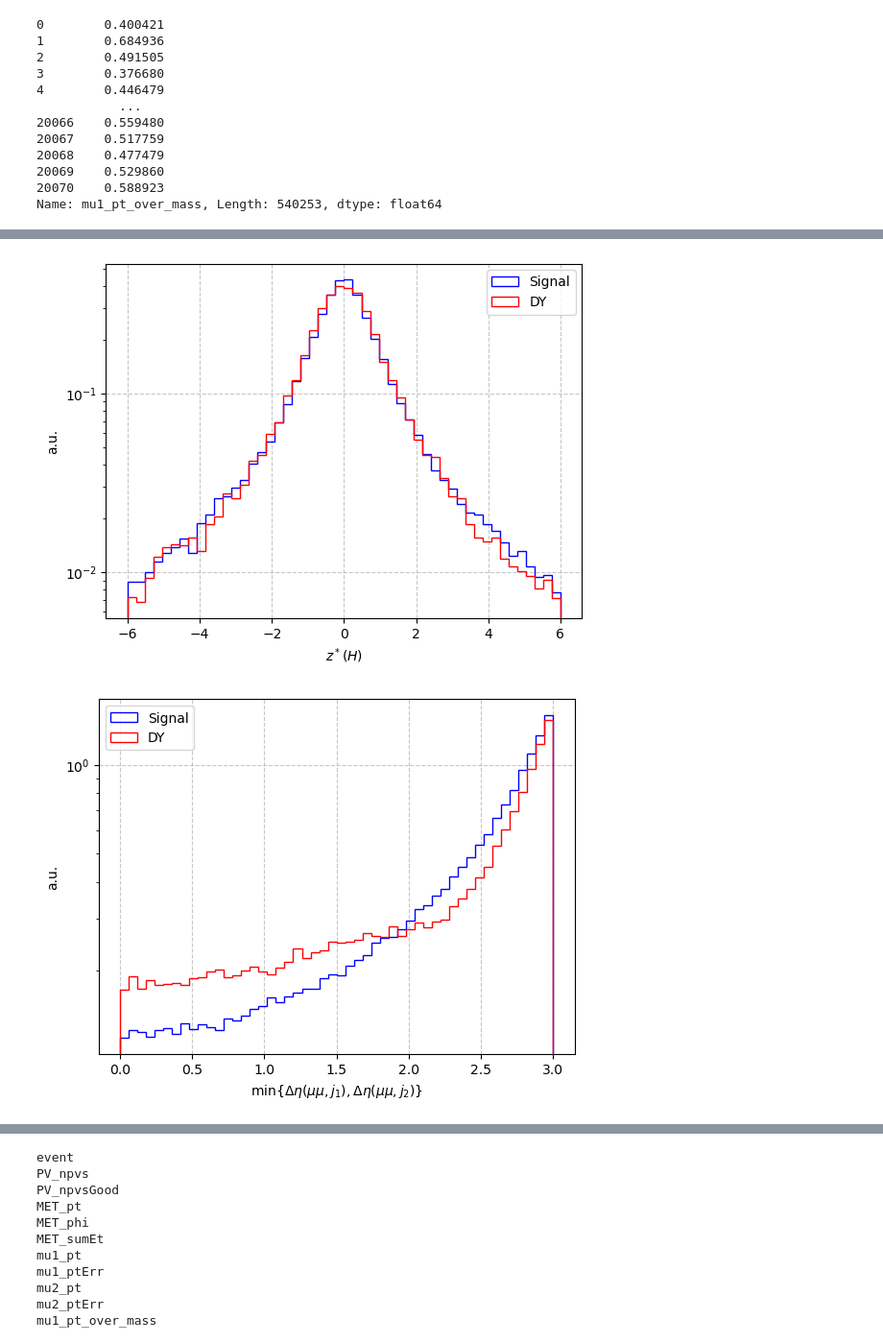
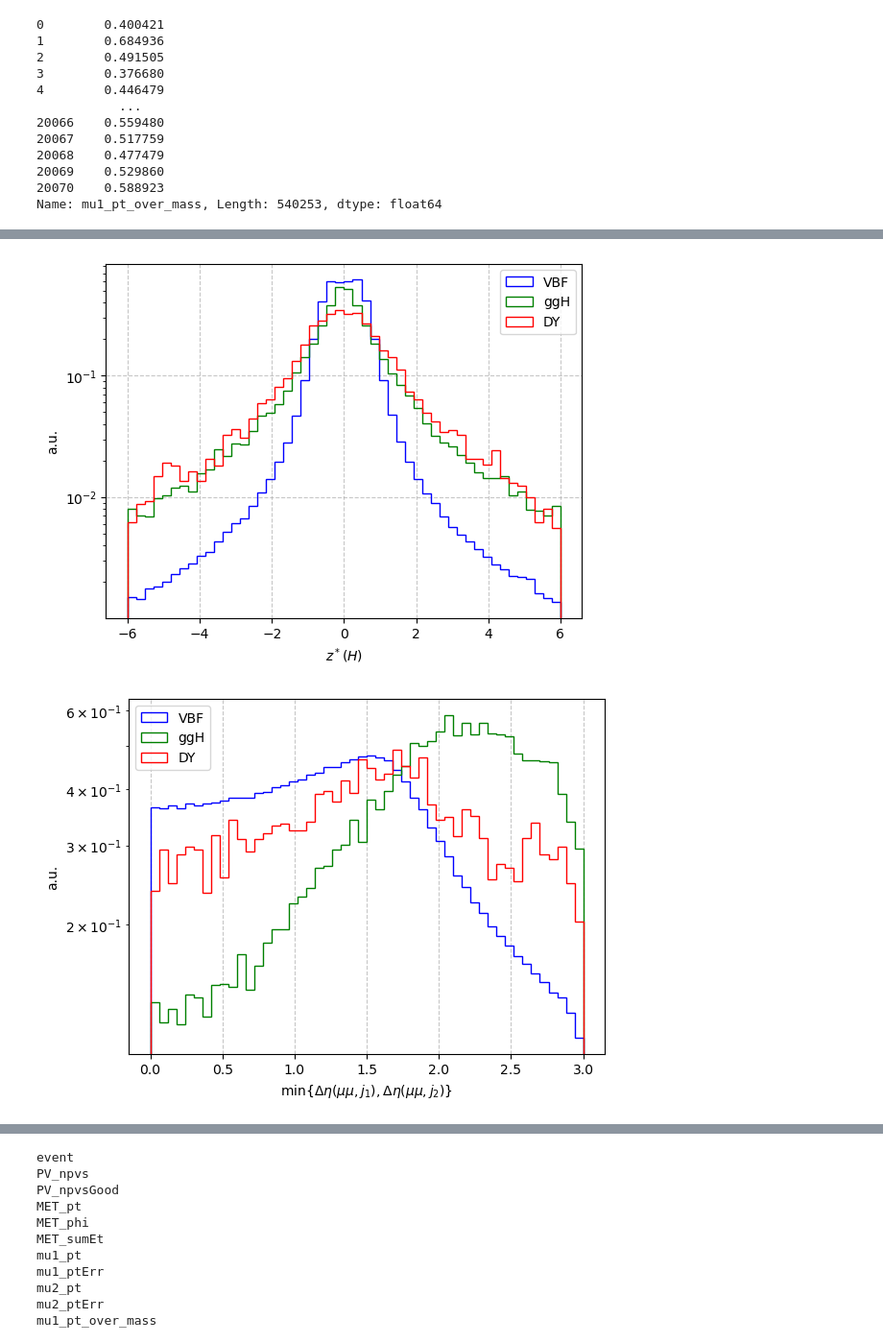
Before and after one commit to Shinnkuro/Transformer_multi-classifier, a Jupyter notebook: plot_0.ipynb, the cells around one changed output, grey strips where cells are left out. Shown at 96% size. Drawn from its saved outputs; the diff is of its cells as text; code cells hidden in the pictures.

Commit message:
edited the plot_0, added the VBF plots,and added mask feature.

```diff
--- a/plot_0.ipynb
+++ b/plot_0.ipynb
@@ -10,2 +10,15 @@ print(os.path.exists("/depot/cms/users/hu1027/hmm/copperheadV1clean/test_sep2025
 # %% [output]
 True
+# %%
+path = [
+    "/depot/cms/hu1027/hmm_ntuples/skimmed_for_dnn_AK8jets/merged/2018/dy_M-100To200_MiNNLO_merged.parquet",
+    "/depot/cms/hu1027/hmm_ntuples/skimmed_for_dnn_AK8jets/merged/2018/dy_M-50_MiNNLO_merged.parquet",
+]
+
+path_af = "/depot/cms/hu1027/hmm_ntuples/skimmed_for_dnn_AK8jets/merged/2018/dy_VBF_filter_merged.parquet"
+
+path_bf = "/depot/cms/hu1027/hmm_ntuples/skimmed_for_dnn_AK8jets/merged/2018/ggh_powhegPS_merged.parquet"
+
+df_af = dd.read_parquet(path_af)
+df_bf = dd.read_parquet(path_bf)
+df = dd.read_parquet(path)
@@ -23,12 +57,12 @@ path =[
 # %%
-path_af = "/depot/cms/users/hu1027/hmm/copperheadV1clean/test_sep2025/stage1_output/2018/f1_0/ggh_powhegPS/0/part*.parquet"
-path = "/depot/cms/users/hu1027/hmm/copperheadV1clean/test1_original_sep2025/stage1_output/2018/f1_0/ggh_powhegPS/0/part*.parquet"
+# path_af = "/depot/cms/users/hu1027/hmm/copperheadV1clean/test_sep2025/stage1_output/2018/f1_0/ggh_powhegPS/0/part*.parquet"
+# path = "/depot/cms/users/hu1027/hmm/copperheadV1clean/test1_original_sep2025/stage1_output/2018/f1_0/ggh_powhegPS/0/part*.parquet"
 # %%
-path_af = "/depot/cms/users/hu1027/hmm/copperheadV1clean/test_sep2025/ggH_category_in_h-peak/ggh_powhegPS/0/part*.parquet"
-path = [
-    # "/depot/cms/users/hu1027/hmm/copperheadV1clean/test_sep2025/stage1_output/2018/f1_0/dy_M-50/0/part*.parquet",
-    "/depot/cms/users/hu1027/hmm/copperheadV1clean/test_sep2025/ggH_category_in_h-peak/dy_M-50_MiNNLO/0/part*.parquet",
-    "/depot/cms/users/hu1027/hmm/copperheadV1clean/test_sep2025/ggH_category_in_h-peak/dy_M-100To200_MiNNLO/0/part*.parquet",
-]
+# path_af = "/depot/cms/users/hu1027/hmm/copperheadV1clean/test_sep2025/ggH_category_in_h-peak/ggh_powhegPS/0/part*.parquet"
+# path = [
+#     # "/depot/cms/users/hu1027/hmm/copperheadV1clean/test_sep2025/stage1_output/2018/f1_0/dy_M-50/0/part*.parquet",
+#     "/depot/cms/users/hu1027/hmm/copperheadV1clean/test_sep2025/ggH_category_in_h-peak/dy_M-50_MiNNLO/0/part*.parquet",
+#     "/depot/cms/users/hu1027/hmm/copperheadV1clean/test_sep2025/ggH_category_in_h-peak/dy_M-100To200_MiNNLO/0/part*.parquet",
+# ]
 # %%
 df_af = dd.read_parquet(path_af)
@@ -143,4 +192,8 @@ dimuon_ebe_mass_res_rel = df["dimuon_ebe_mass_res_rel"].compute()
 
 dimuon_ebe_mass_res_af = df_af["dimuon_ebe_mass_res"].compute()
 dimuon_ebe_mass_res = df["dimuon_ebe_mass_res"].compute()
+# %%
+mask = (jet1_pt_nominal > 60) & (jet2_pt_nominal > 40)
+mask_af = (jet1_pt_nominal_af > 60) & (jet2_pt_nominal_af > 40)
+mask_bf = (jet1_pt_nominal_bf > 60) & (jet2_pt_nominal_bf > 40)
 # %%
@@ -368,6 +513,11 @@ Name: jj_dPhi_nominal, Length: 322315, dtype: float32
 # %%
-plt.hist(zeppenfeld_nominal_af, bins=50, density=True, weights=wgt_af, range=(-6,6), histtype="step", color="blue", label="Signal")
-plt.hist(zeppenfeld_nominal, bins=50, density=True, weights=wgt, range=(-6,6), histtype="step", color="red",label="DY")
+zeppenfeld_nominal_af = df_af["zeppenfeld_nominal"].compute()
+zeppenfeld_nominal_bf = df_bf["zeppenfeld_nominal"].compute()
+zeppenfeld_nominal = df["zeppenfeld_nominal"].compute()
+
+plt.hist(zeppenfeld_nominal_af[mask_af], bins=50, density=True, range=(-6,6), histtype="step", color="blue", label="VBF")
+plt.hist(zeppenfeld_nominal_bf[mask_bf], bins=50, density=True, range=(-6,6), histtype="step", color="green", label="ggH")
+plt.hist(zeppenfeld_nominal[mask], bins=50, density=True,  range=(-6,6), histtype="step", color="red",label="DY")
 plt.xlabel(r"$z^*(H)$")
 plt.ylabel("a.u.")
 plt.legend()
@@ -376,17 +526,22 @@ plt.yscale("log")
 plt.grid(True, linestyle="--", alpha=0.7)
 plt.show()
 # %% [output]
-[figure, old version]
+[figure, new version]
 # %%
-plt.hist(mmj_min_dPhi_nominal_af, bins=50,density=True,  weights=wgt_af, range=(0,3), histtype="step", color="blue", label="Signal")
-plt.hist(mmj_min_dPhi_nominal, bins=50, density=True, weights=wgt, range=(0,3), histtype="step", color="red",label="DY")
+mmj_min_dPhi_nominal_af = df_af["mmj_min_dPhi_nominal"].compute()
+mmj_min_dPhi_nominal_bf = df_bf["mmj_min_dPhi_nominal"].compute()
+mmj_min_dPhi_nominal = df["mmj_min_dPhi_nominal"].compute()
+
+plt.hist(mmj_min_dPhi_nominal_af[mask_af], bins=50,density=True,  range=(0,3), histtype="step", color="blue", label="VBF")
+plt.hist(mmj_min_dPhi_nominal_bf[mask_bf], bins=50,density=True,  range=(0,3), histtype="step", color="green", label="ggH")
+plt.hist(mmj_min_dPhi_nominal[mask], bins=50, density=True,  range=(0,3), histtype="step", color="red",label="DY")
 plt.xlabel(r"$\min\{\Delta \eta(\mu\mu, j_1), \Delta \eta(\mu\mu, j_2)\}$")
 plt.ylabel("a.u.")
 plt.legend()
 plt.yscale("log")
 #plt.ylim(1e1, 1e5)
 plt.grid(True, linestyle="--", alpha=0.7)
 plt.show()
 # %% [output]
-[figure, old version]
+[figure, new version]
 # %%
```
Also changed, not shown: parts of 26 cells of this notebook.
